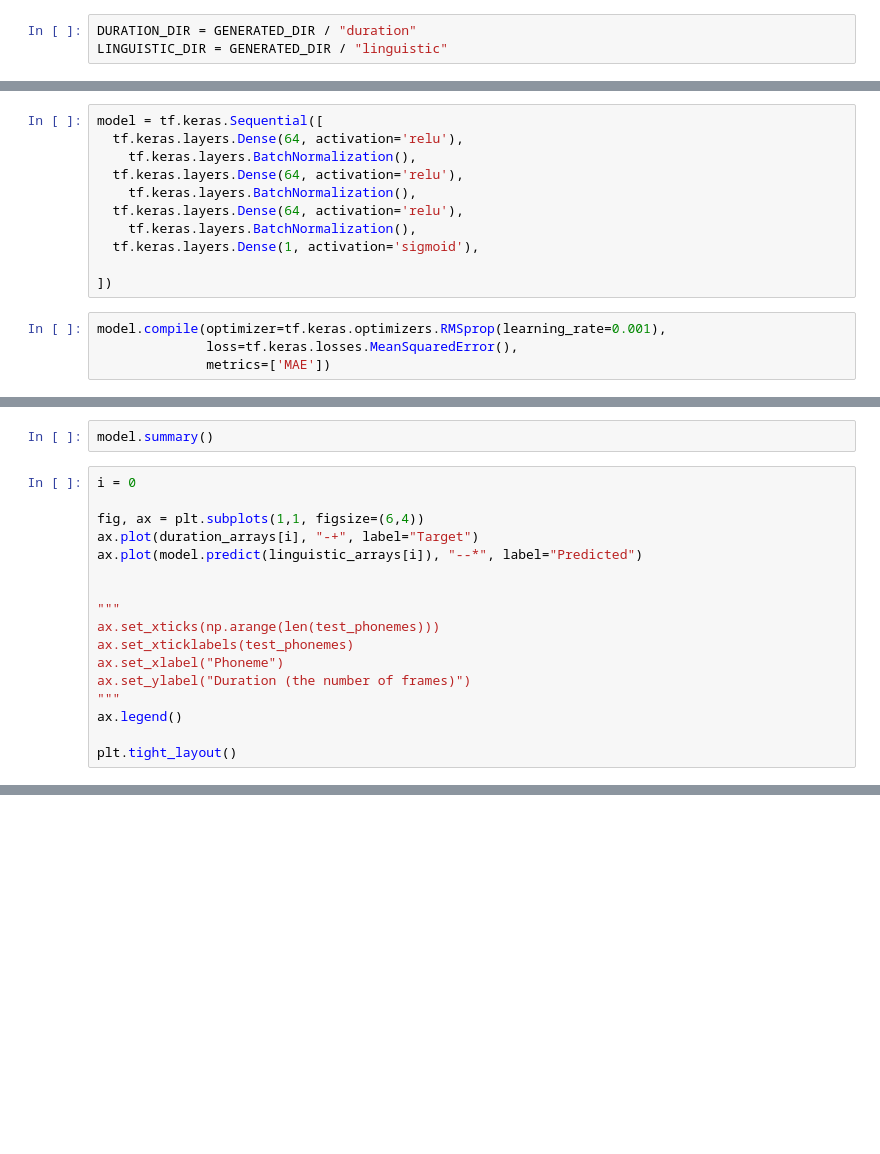
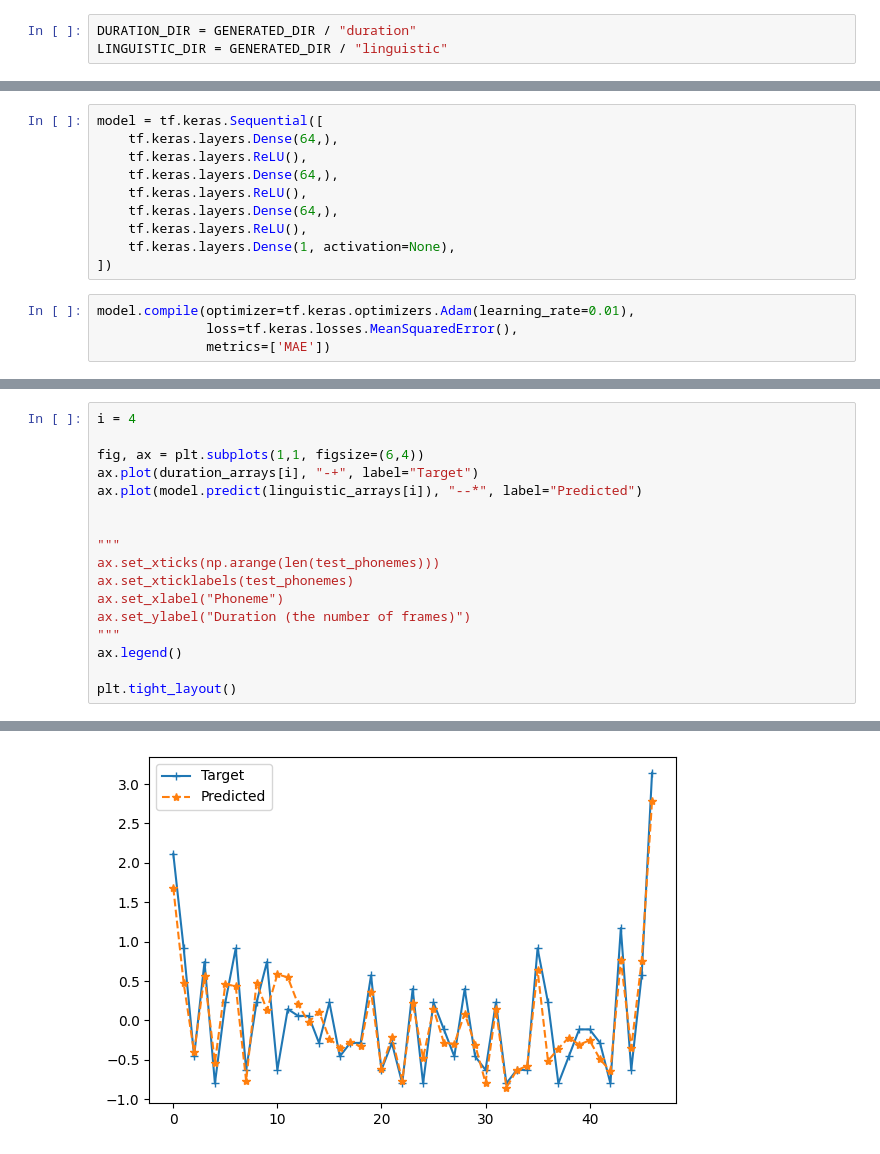
Before and after one commit to tomotakatakahashi/tts_world, a Jupyter notebook: train_duration.ipynb, the cells around one changed output, grey strips where cells are left out. Drawn from its saved outputs; the diff is of its cells as text; blank space fills up the shorter version.

```diff
--- a/train_duration.ipynb
+++ b/train_duration.ipynb
@@ -21,16 +26,15 @@ linguistic_arrays = [np.load(path) for path in linguistic_paths[:5000]]
 # %%
 model = tf.keras.Sequential([
-  tf.keras.layers.Dense(64, activation='relu'),
-    tf.keras.layers.BatchNormalization(),
-  tf.keras.layers.Dense(64, activation='relu'),
-    tf.keras.layers.BatchNormalization(),
-  tf.keras.layers.Dense(64, activation='relu'),
-    tf.keras.layers.BatchNormalization(),
-  tf.keras.layers.Dense(1, activation='sigmoid'),
-
+    tf.keras.layers.Dense(64,),
+    tf.keras.layers.ReLU(),
+    tf.keras.layers.Dense(64,),
+    tf.keras.layers.ReLU(),
+    tf.keras.layers.Dense(64,),
+    tf.keras.layers.ReLU(),
+    tf.keras.layers.Dense(1, activation=None),
 ])
 # %%
-model.compile(optimizer=tf.keras.optimizers.RMSprop(learning_rate=0.001),
+model.compile(optimizer=tf.keras.optimizers.Adam(learning_rate=0.01),
               loss=tf.keras.losses.MeanSquaredError(),
               metrics=['MAE'])
 # %%
@@ -55,7 +60,5 @@ Epoch 7/50
-# %%
-model.summary()
 # %%
-i = 0
+i = 4
 
 fig, ax = plt.subplots(1,1, figsize=(6,4))
 ax.plot(duration_arrays[i], "-+", label="Target")
@@ -71,3 +74,4 @@ ax.set_ylabel("Duration (the number of frames)")
 ax.legend()
 
 plt.tight_layout()
+# %% [output]
@@ -73,0 +79 @@ plt.tight_layout()
+[figure, added]
```
Also changed, not shown: parts of 5 cells of this notebook.
